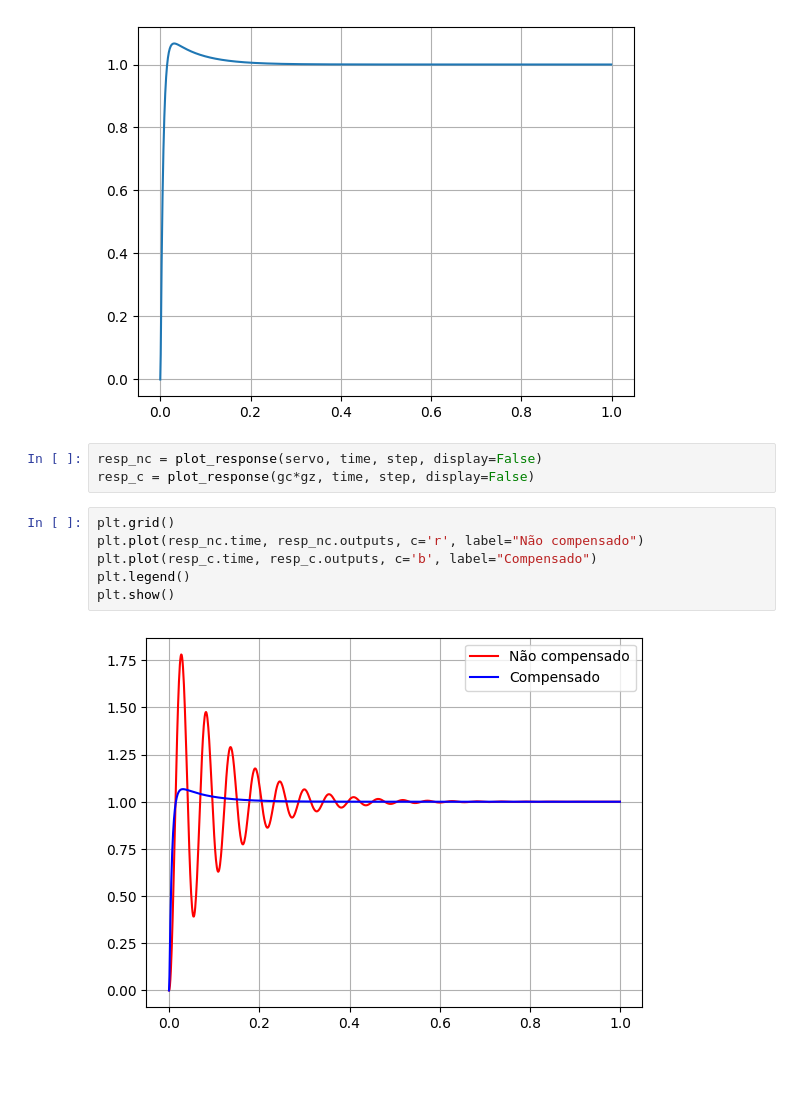
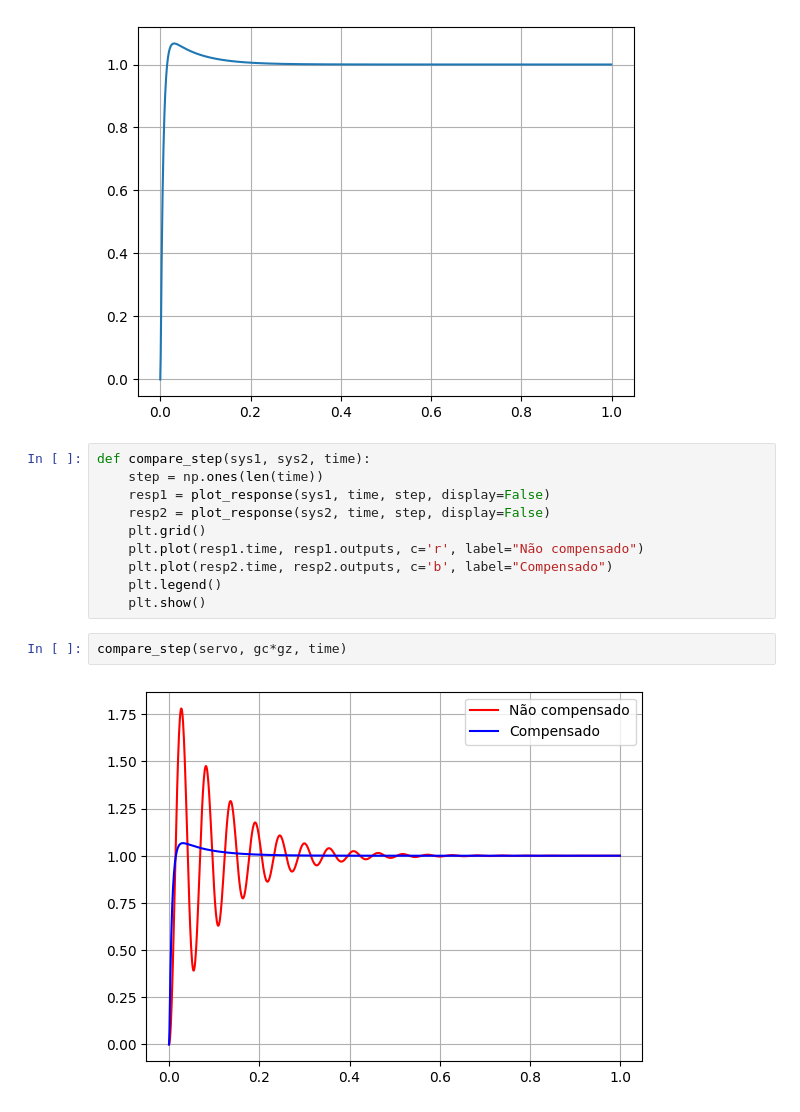
Before and after one commit to Telepresence-UFABC/Controller, a Jupyter notebook: project/project_discrete.ipynb, the cells around one changed output. Saved outputs shown, nothing was run; the diff lists cells and outputs as text; blank space fills up the shorter version.

```diff
--- a/project/project_discrete.ipynb
+++ b/project/project_discrete.ipynb
@@ -57,14 +57,17 @@ step = np.ones(len(time))
 resp = plot_response(gc*gz, time, step)
 # %% [output]
 [figure]
-# %%
-resp_nc = plot_response(servo, time, step, display=False)
-resp_c = plot_response(gc*gz, time, step, display=False)
-# %%
-plt.grid()
-plt.plot(resp_nc.time, resp_nc.outputs, c='r', label="Não compensado")
-plt.plot(resp_c.time, resp_c.outputs, c='b', label="Compensado")
-plt.legend()
-plt.show()
-# %% [output]
-[figure, removed]
+# %%
+def compare_step(sys1, sys2, time):
+    step = np.ones(len(time))
+    resp1 = plot_response(sys1, time, step, display=False)
+    resp2 = plot_response(sys2, time, step, display=False)
+    plt.grid()
+    plt.plot(resp1.time, resp1.outputs, c='r', label="Não compensado")
+    plt.plot(resp2.time, resp2.outputs, c='b', label="Compensado")
+    plt.legend()
+    plt.show()
+# %%
+compare_step(servo, gc*gz, time)
+# %% [output]
+[figure, added]
```
Also changed, not shown: parts of 3 cells of this notebook.
